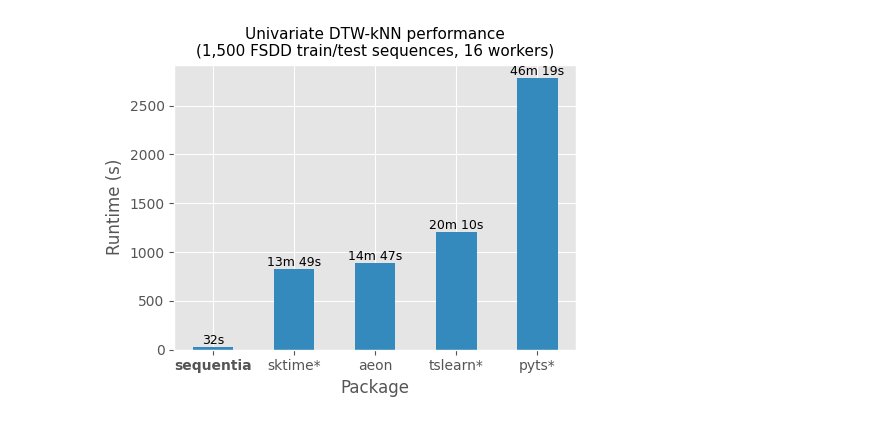
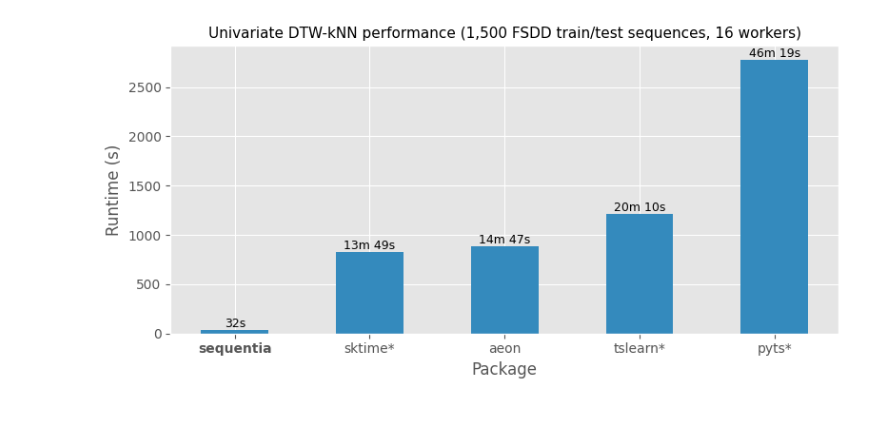
Before and after one commit to eonu/sequentia, a Jupyter notebook: benchmarks/plot.ipynb, the cells around one changed output. Saved outputs shown, nothing was run; the diff lists cells and outputs as text; code cells hidden in the pictures.

```diff
--- a/benchmarks/plot.ipynb
+++ b/benchmarks/plot.ipynb
@@ -6,33 +6,33 @@ plt.style.use("ggplot")
 # %%
 from sequentia import
 # %%
-fig, ax = plt.subplots(figsize=(5, 4))
+fig, ax = plt.subplots(figsize=(8, 4))
 
 runtimes = [31.871, 828.855, 887.367, 1210.012, 2778.706]
 labels = ["sequentia", "sktime*", "aeon", "tslearn*", "pyts*"]
 
 bars = ax.bar(labels, runtimes, width=0.5, color="C1")
 ax.set(xlabel="Package", ylabel="Runtime (s)")
-ax.set_title("Univariate DTW-kNN performance\n(1,500 FSDD train/test sequences, 16 workers)", fontsize=11)
+ax.set_title("Univariate DTW-kNN performance (1,500 FSDD train/test sequences, 16 workers)", fontsize=11)
 
 def fmt(s: float) -> str:
     if s < 60:
         return f"{round(s)}s"
     m, s = divmod(s, 60)
     return f"{round(m)}m {round(s)}s"
 
 for bar in bars:
     plt.text(
         bar.get_x() + bar.get_width() / 2, bar.get_height(),
         fmt(bar.get_height()), ha='center', va='bottom', fontsize=9,
     )
 
 for lab in ax.get_xticklabels():
    if lab.get_text() == "sequentia":
       lab.set_fontweight('bold')
 
 plt.tight_layout()
 plt.savefig("benchmark.svg")
 plt.show()
 # %% [output]
-[figure, old version]
+[figure, new version]
```
Also changed, not shown: 2 other files.
